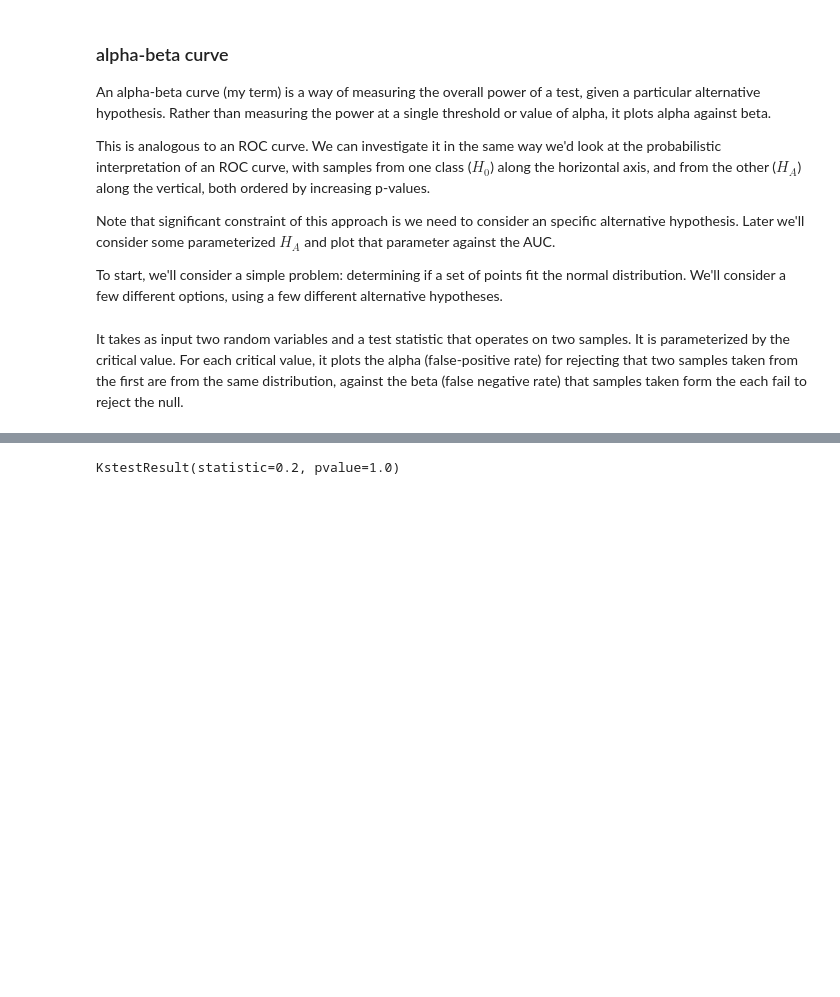
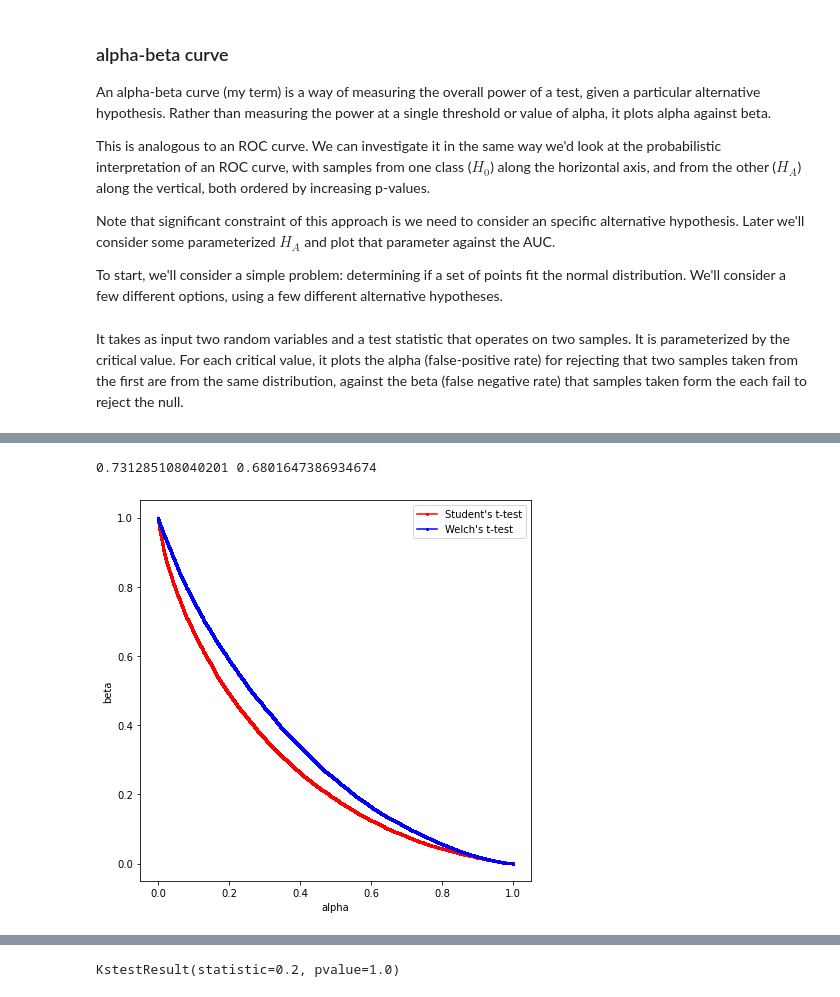
Before and after one commit to jackbenn/hypothesis-tests, a Jupyter notebook: Evaluating tests.ipynb, the cells around one changed output, grey strips where cells are left out. Cells and saved outputs as stored; diff of their text form; code cells hidden in the pictures; blank space fills up the shorter version.

```diff
--- a/Evaluating tests.ipynb
+++ b/Evaluating tests.ipynb
@@ -104,0 +157,31 @@ def alpha_beta_plot(ax,
+# %%
+n_samples = 200
+sample_size = 7
+
+fig, ax = plt.subplots(figsize=(7, 7))
+auc1=alpha_beta_comparison_plot(ax,
+                stats.norm(0, 1),
+                stats.norm(0.5, 1),
+                sample_size=sample_size,
+                statistic=partial(stats.ttest_ind, equal_var=True),
+                n_samples=n_samples,
+                draw_lines=False,
+                color='red',
+                ms=2,
+                label="Student's t-test")
+
+auc2=alpha_beta_comparison_plot(ax,
+                stats.norm(0, 1),
+                stats.norm(0.5, 1),
+                sample_size=sample_size,
+                statistic=partial(stats.ttest_ind, equal_var=False),
+                n_samples=n_samples,
+                draw_lines=False,
+                color='blue',
+                ms=2,
+                label="Welch's t-test")
+ax.legend()
+print(auc1, auc2)
+# %% [output]
+0.731285108040201 0.6801647386934674
+[figure, added]
```
Also changed, not shown: parts of 26 cells of this notebook.
